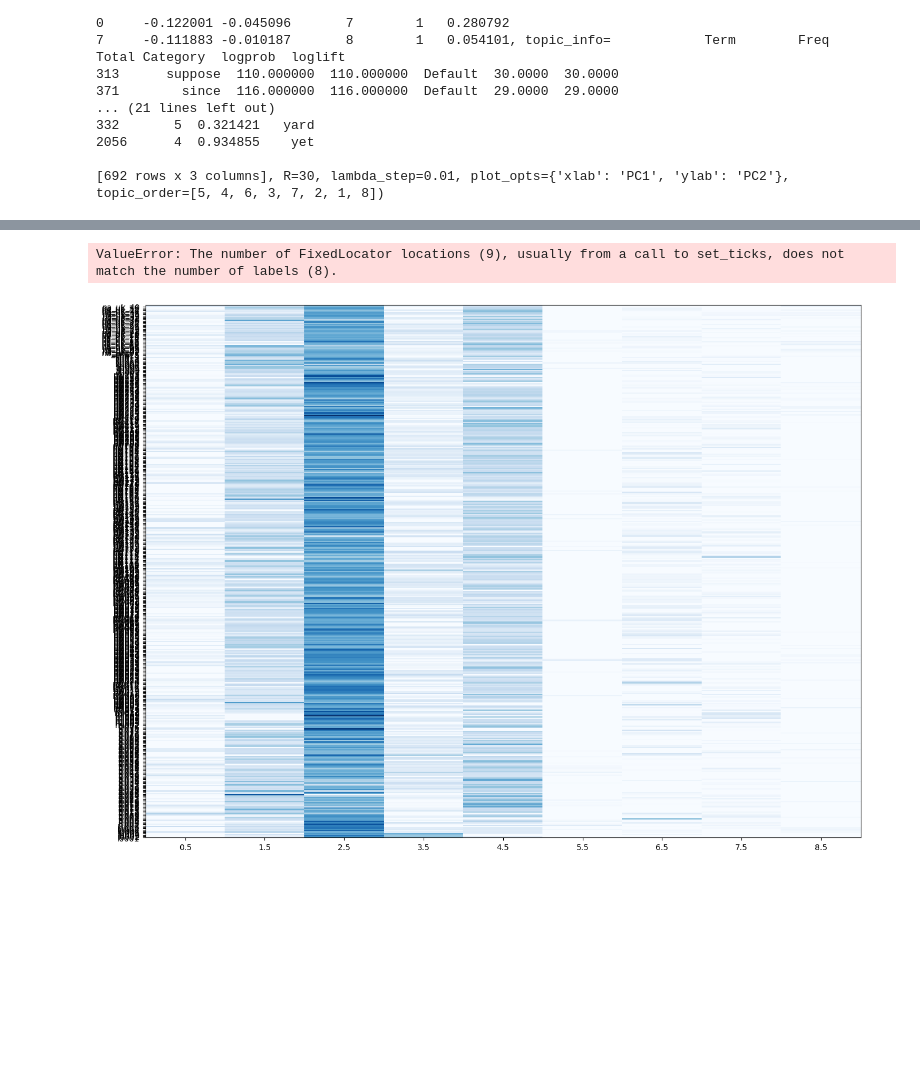
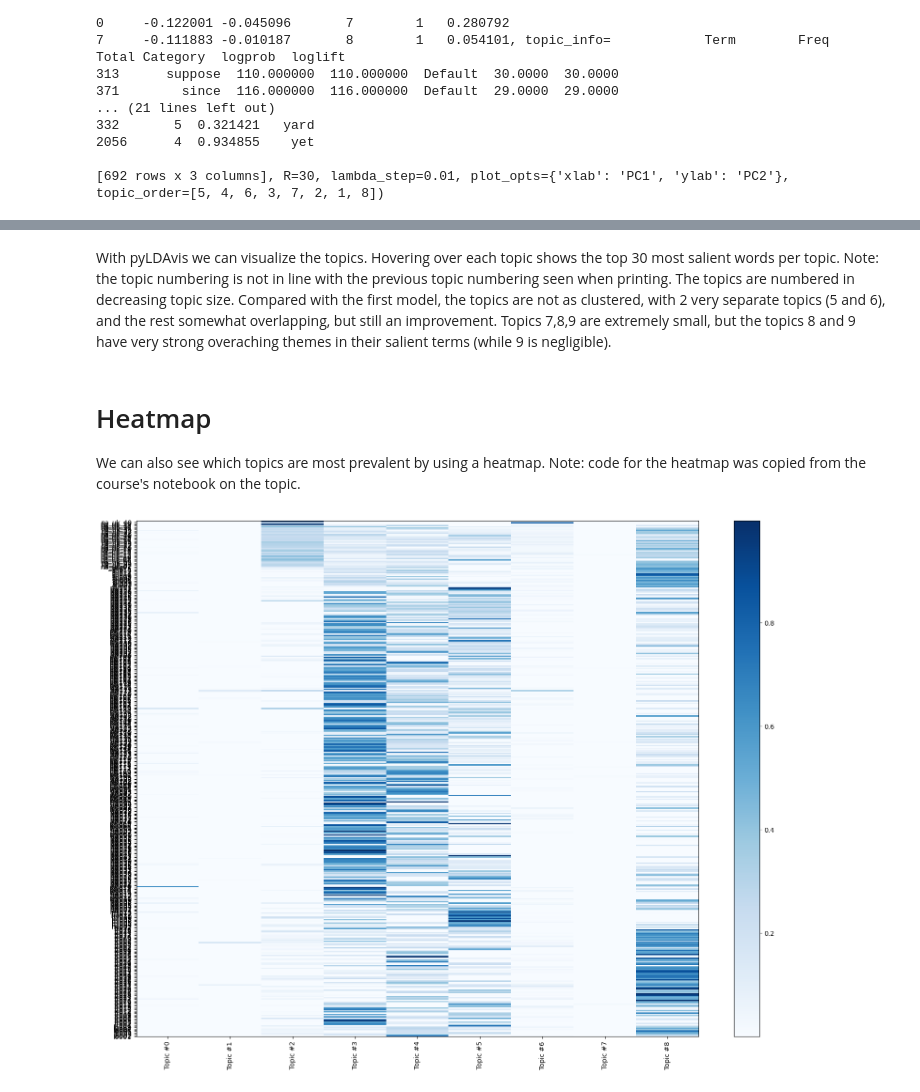
Before and after one commit to zhao-rry/TM2025_project, a Jupyter notebook: topicmodelling.ipynb, the cells around one changed output, grey strips where cells are left out. Cells and saved outputs as stored; diff of their text form; code cells hidden in the pictures; blank space fills up the shorter version.

```diff
--- a/topicmodelling.ipynb
+++ b/topicmodelling.ipynb
@@ -157,7 +154,19 @@ since the sampel size is pretty small i set the size of the model as is
 # %%
-def compute_coherence_values(dictionary, corpus, letters, limit=16, start=3, step=3):
+def compute_coherence_values(dictionary, corpus, letters, limit=16, start=3, step=2):
     """
-    Smth
+    Creates a series of models with different numbers of topics and calculates their coherence scores
+
+    Args:
+    dictionary: for the models' id2word parameter
+    corpus: for the models' corpus parameter
+    letters: for the coherence model's text parameter
+    limit: max number of topics to consider
+    start: min number of topics to consider
+    step: increment on number of topics
+
+    Returns:
+    modellist: list of created models
+    coherencelist: list of calculated coherence values
     """
     coherencelist = []
     modellist = []
@@ -166,7 +175,7 @@ def compute_coherence_values(dictionary, corpus, letters, limit=16, start=3, ste
         model = gensim.models.ldamodel.LdaModel(corpus=corpus,
                     id2word=dictionary, num_topics=num_topics,
                     random_state=100, update_every=1, chunksize=200,
-                    passes=40, alpha='auto', per_word_topics=False)
+                    passes=40, alpha='auto', per_word_topics=False, eval_every = 20)
         modellist.append(model)
         coherencemodel = CoherenceModel(model=model, texts=letters,
                     dictionary=dictionary, coherence='c_v')
@@ -200,6 +216,5 @@ now we can look at the topics its created
 # %%
-
-optimal_model = model_list[2]
+optimal_model = model_list[3]
 model_topics = optimal_model.show_topics(formatted=False)
 pprint.pp(optimal_model.print_topics(num_words=20))
 # %% [output]
@@ -265,3 +260,11 @@ ValueError: too many values to unpack (expected 2)
+# %% [markdown]
+With pyLDAvis we can visualize the topics. Hovering over each topic shows the top 30 most salient words per topic.
+Note: the topic numbering is not in line with the previous topic numbering seen when printing. The topics are numbered in decreasing topic size.
+Compared with the first model, the topics are not as clustered, with 2 very separate topics (5 and 6), and the rest somewhat overlapping, but still an improvement. Topics 7,8,9 are extremely small, but the topics 8 and 9 have very strong overaching themes in their salient terms (while 9 is negligible).
+# %% [markdown]
+# Heatmap
+We can also see which topics are most prevalent by using a heatmap.
+Note: code for the heatmap was copied from the course's notebook on the topic.
 # %%
 import numpy as np
 
@@ -275,13 +278,12 @@ for di, doc_topics in enumerate(optimal_model.get_document_topics(bow_corpus, mi
 # %%
 import matplotlib.pyplot as plt
 
 fig = plt.figure(figsize=(16, 12))
 plt.pcolor(doc2topics, norm=None, cmap='Blues')
 plt.yticks(np.arange(doc2topics.shape[0]), docs_id)
-plt.xticks(np.arange(doc2topics.shape[1])+0.5, ["Topic #"+str(n) for n in range(inaug_ldamodel.num_topics)], rotation = 90)
+plt.xticks(np.arange(doc2topics.shape[1])+0.5, ["Topic #"+str(n) for n in range(optimal_model.num_topics)], rotation = 90)
 plt.colorbar(cmap='Blues')  # plot colorbar
 plt.tight_layout()  # fixes margins
 plt.show()
 # %% [output]
-ValueError: The number of FixedLocator locations (9), usually from a call to set_ticks, does not match the number of labels (8).
-[figure, old version]
+[figure, new version]
```
Also changed, not shown: parts of 19 cells of this notebook.
